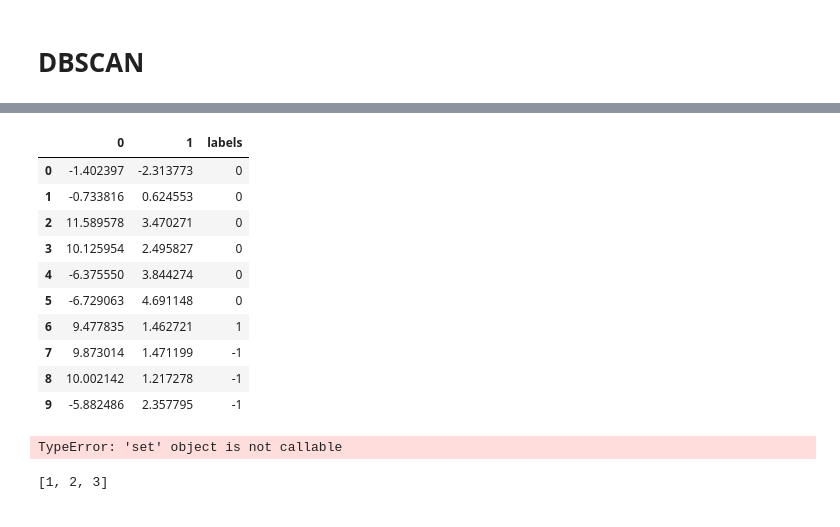
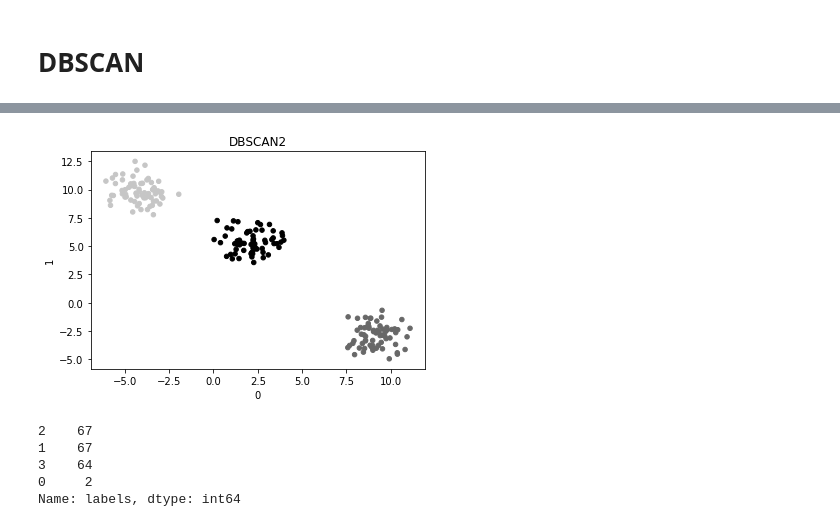
Before and after one commit to mpHarm88/projects, a Jupyter notebook: dbscan/dbscan.ipynb, the cells around one changed output, grey strips where cells are left out. Drawn from its saved outputs; the diff is of its cells as text; code cells hidden in the pictures.

```diff
--- a/dbscan/dbscan.ipynb
+++ b/dbscan/dbscan.ipynb
@@ -202,20 +163,21 @@ KeyboardInterrupt:
+# %%
+test.df.plot(
+    x=0,
+    y=1,
+    kind="scatter",
+    title="DBSCAN2",
+    c="labels",
+    colorbar=False
+)
+
+plt.show()
+# %% [output]
+[figure, added]
 # %%
-test.df
+test.df["labels"].value_counts()
 # %% [output]
-|  | 0 | 1 | labels |
-| 0 | -1.402397 | -2.313773 | 0 |
-| 1 | -0.733816 | 0.624553 | 0 |
-| 2 | 11.589578 | 3.470271 | 0 |
-| 3 | 10.125954 | 2.495827 | 0 |
-| 4 | -6.375550 | 3.844274 | 0 |
-| 5 | -6.729063 | 4.691148 | 0 |
-| 6 | 9.477835 | 1.462721 | 1 |
-| 7 | 9.873014 | 1.471199 | -1 |
-| 8 | 10.002142 | 1.217278 | -1 |
-| 9 | -5.882486 | 2.357795 | -1 |
+2    67
+1    67
+3    64
+0     2
+Name: labels, dtype: int64
-# %%
-st = {2,3}
-st2 = {1,2,3}
-st(1)
-# %% [output]
-TypeError: 'set' object is not callable
@@ -258,7 +183,0 @@ for x in range(100):
-# %%
-ls = []
-ls.extend([1,2,3])
-
-ls
-# %% [output]
-[1, 2, 3]
```
Also changed, not shown: parts of 12 cells of this notebook.
